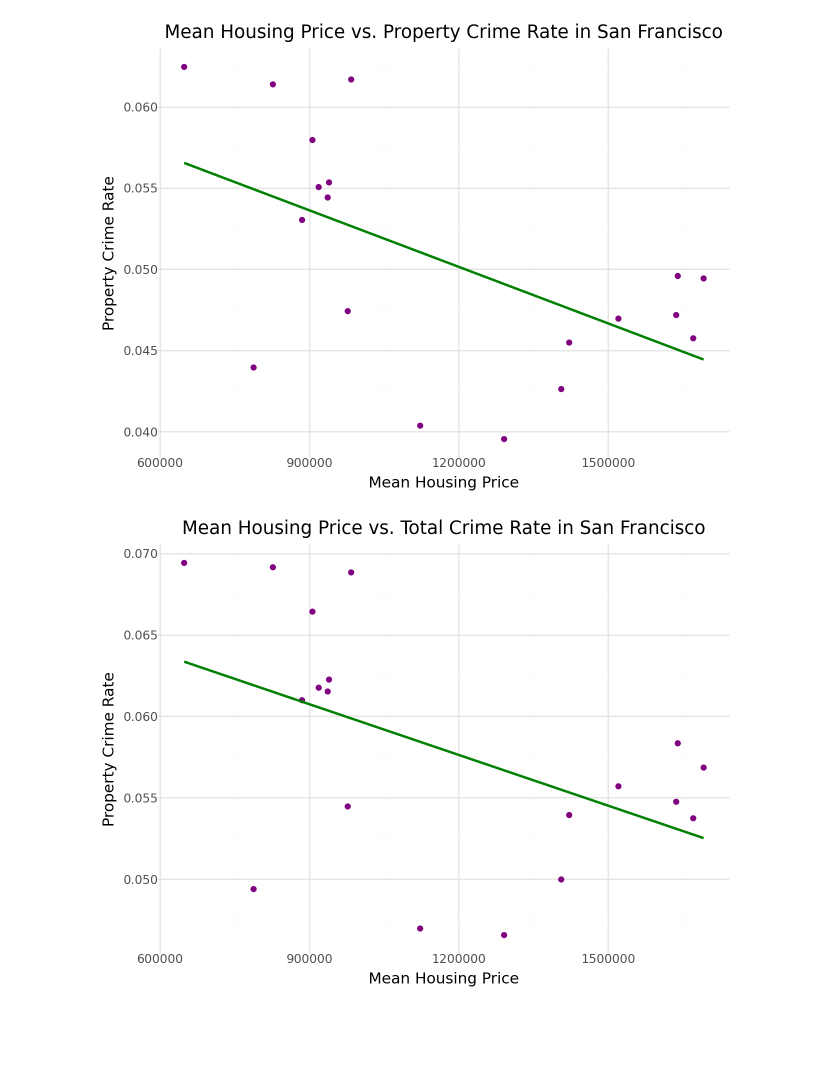
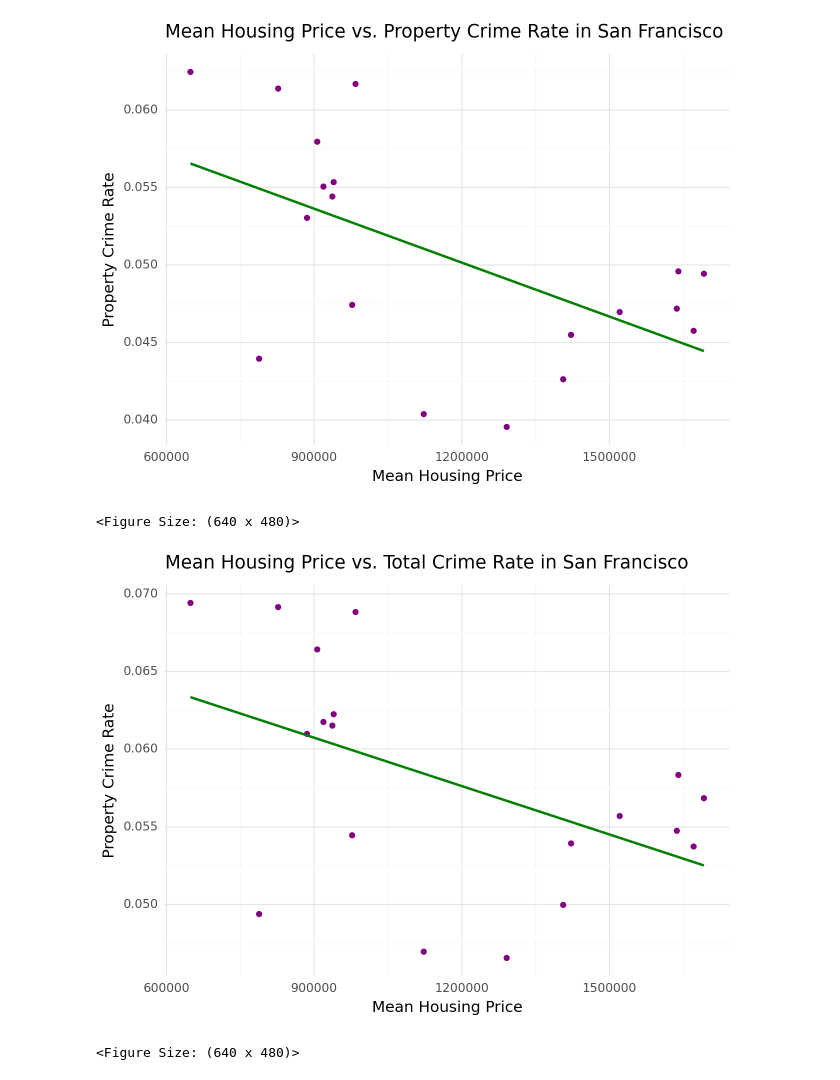
Before and after one commit to BradyHorton/sta141b-proj, a Jupyter notebook: Notebooks/housing_regression.ipynb, the cells around one changed output. Cells and saved outputs as stored; diff of their text form; code cells hidden in the pictures; blank space fills up the shorter version.

Commit message:
Exported graphs via ggsave

```diff
--- a/Notebooks/housing_regression.ipynb
+++ b/Notebooks/housing_regression.ipynb
@@ -6,11 +6,10 @@ import matplotlib.pyplot as plt
 import statsmodels.api as sm
 import plotnine as p9
 # %%
-data_dir = '/Users/kotohatogami/Documents/GitHub/sta141b-proj/'
-sf_crime = pd.read_csv(data_dir + "clean_data/sf_crime.csv")
+sf_crime = pd.read_csv("../clean_data/sf_crime.csv")
 sf_crime = sf_crime.drop(["Unnamed: 0"], axis= 1)
 
-housing = pd.read_csv(data_dir + "clean_data/housing.csv")
+housing = pd.read_csv("../clean_data/housing.csv")
 housing = housing.drop(index=18)
 housing.reset_index(inplace=True)
 # %%
@@ -97,22 +98,27 @@ housing_violent
 # %%
-housing_property = (
+housing_property_graph = (
     p9.ggplot(sf_crime, p9.aes(x = x, y = "property_rate")) + p9.geom_point(color = "purple")
     + p9.geom_smooth(method = "lm", se = False, color = "green") + p9.theme_minimal() +
     p9.labs(x = "Mean Housing Price",
             y = "Property Crime Rate",
             title = "Mean Housing Price vs. Property Crime Rate in San Francisco")
 )
-housing_property
+
+p9.ggsave(housing_property_graph, "../visualizations/housing_property_graph.jpg", dpi = 300)
+housing_property_graph
 # %% [output]
-[figure, old version]
+[figure, new version]
+<Figure Size: (640 x 480)>
 # %%
-housing_total = (
+housing_total_graph = (
     p9.ggplot(sf_crime, p9.aes(x = x, y = "total_rate")) + p9.geom_point(color = "purple")
     + p9.geom_smooth(method = "lm", se = False, color = "green") + p9.theme_minimal() +
     p9.labs(x = "Mean Housing Price",
             y = "Property Crime Rate",
             title = "Mean Housing Price vs. Total Crime Rate in San Francisco")
 )
-housing_total
+p9.ggsave(housing_total_graph, "../visualizations/housing_total_graph.jpg", dpi = 300)
+housing_total_graph
 # %% [output]
-[figure, old version]
+[figure, new version]
+<Figure Size: (640 x 480)>
```
Also changed, not shown: parts of 4 cells of this notebook, 7 other files.
